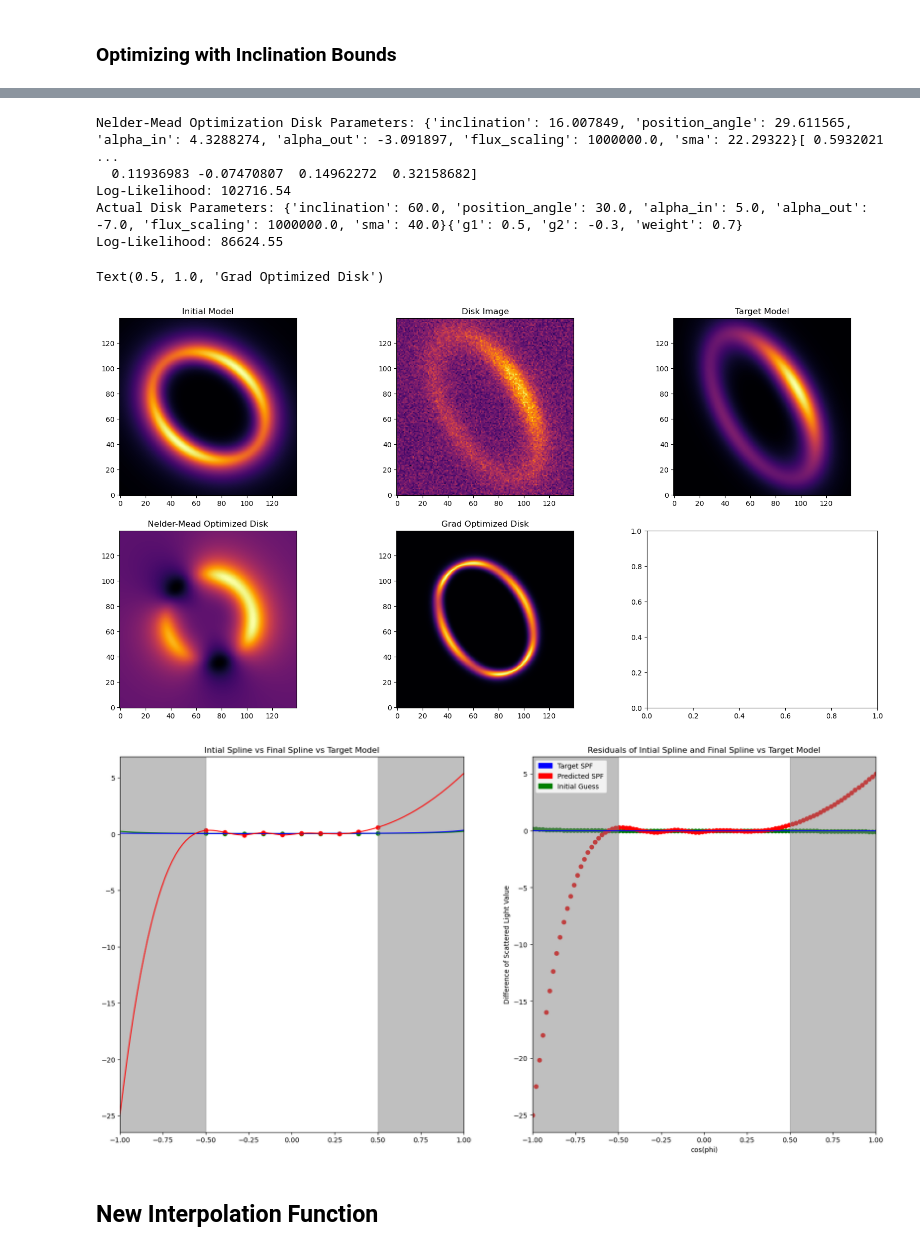
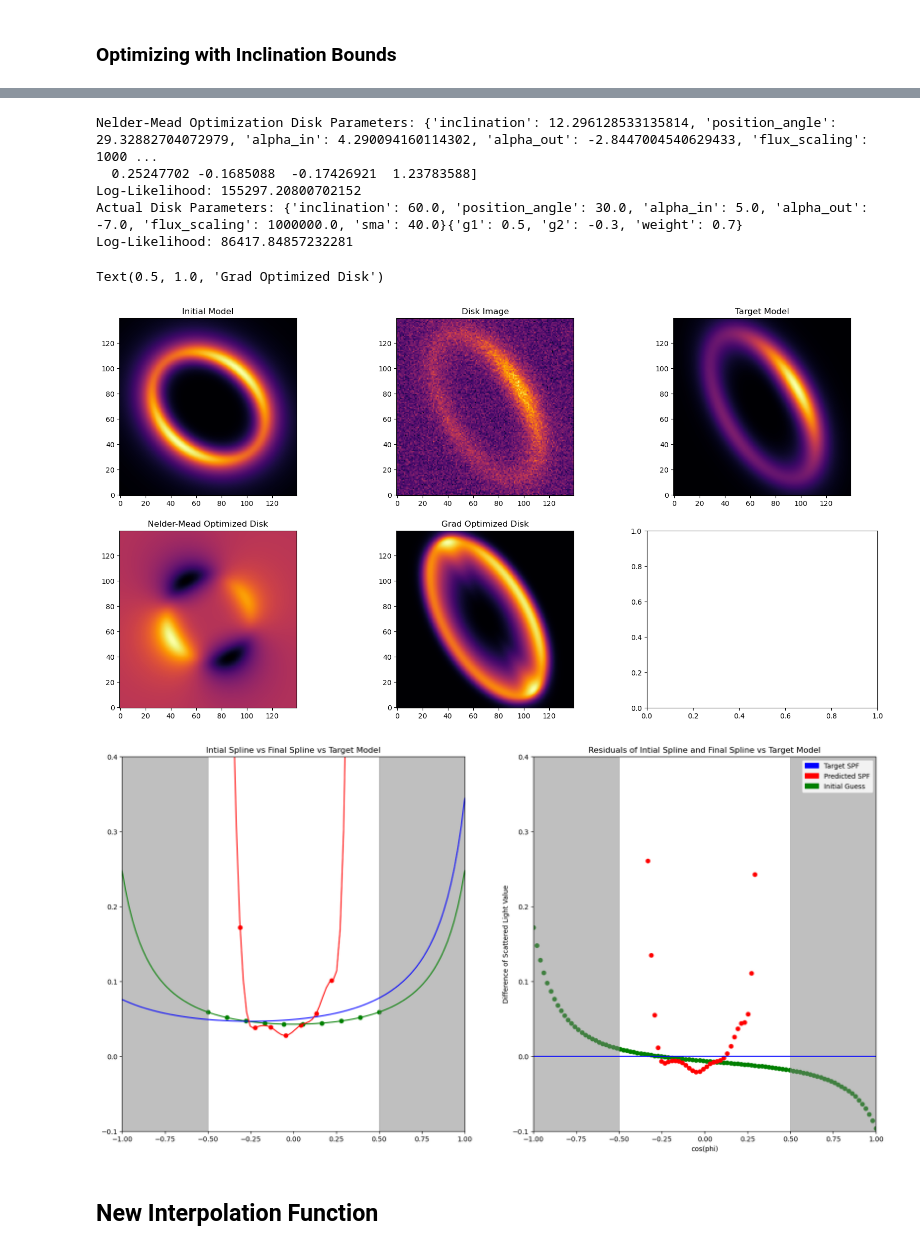
Before and after one commit to mihir-r-kondapalli/GRaTeR-JAX, a Jupyter notebook: Disk_Spline.ipynb, the cells around one changed output, grey strips where cells are left out. Cells and saved outputs as stored; diff of their text form; code cells hidden in the pictures.

Commit message:
added psf functionality and other fixes to splines

```diff
--- a/Disk_Spline.ipynb
+++ b/Disk_Spline.ipynb
@@ -276,8 +289,11 @@ plt.show()
 # %% [markdown]
 ### Optimizing with Inclination Bounds
 # %%
+inc_bounded_knots = jnp.linspace(-0.1+jnp.cos(jnp.pi/180*disk_params2['inclination']), 0.1+jnp.cos(jnp.pi/180*(180-disk_params2['inclination'])), KNOTS)
+
 llp_inc = lambda x: log_likelihood_1d_pos_all_pars_spline(x, DustEllipticalDistribution2PowerLaws, InterpolatedUnivariateSpline_SPF,
-                    disk_params2["flux_scaling"], target_image, jnp.ones(disk_image2.shape)*noise_level, inc=np.pi/180*disk_params2['inclination'])
+                    disk_params2["flux_scaling"], target_image, jnp.ones(disk_image2.shape)*noise_level,
+                    knots=inc_bounded_knots)
 
 no_grad_method = "Nelder-Mead"
 soln_nm = minimize(llp_inc, all_pars, method=no_grad_method)
@@ -335,11 +351,11 @@ print("Actual Disk Parameters: " + str(disk_params2) + str(spf_params))
 print("Log-Likelihood: " + str(-log_likelihood(DustEllipticalDistribution2PowerLaws, DoubleHenyeyGreenstein_SPF, disk_params2, spf_params,
                     disk_image2+noise, jnp.ones(disk_image2.shape)*noise_level)))
 # %% [output]
-Nelder-Mead Optimization Disk Parameters: {'inclination': 16.007849, 'position_angle': 29.611565, 'alpha_in': 4.3288274, 'alpha_out': -3.091897, 'flux_scaling': 1000000.0, 'sma': 22.29322}[ 0.5932021  ...
-  0.11936983 -0.07470807  0.14962272  0.32158682]
-Log-Likelihood: 102716.54
+Nelder-Mead Optimization Disk Parameters: {'inclination': 12.296128533135814, 'position_angle': 29.32882704072979, 'alpha_in': 4.290094160114302, 'alpha_out': -2.8447004540629433, 'flux_scaling': 1000 ...
+  0.25247702 -0.1685088  -0.17426921  1.23783588]
+Log-Likelihood: 155297.20800702152
 Actual Disk Parameters: {'inclination': 60.0, 'position_angle': 30.0, 'alpha_in': 5.0, 'alpha_out': -7.0, 'flux_scaling': 1000000.0, 'sma': 40.0}{'g1': 0.5, 'g2': -0.3, 'weight': 0.7}
-Log-Likelihood: 86624.55
+Log-Likelihood: 86417.84857232281
 # %%
 fig, axes = plt.subplots(2,3, figsize=(20,10))
 
@@ -359,7 +375,7 @@ axes[1][1].imshow(disk_image_fit_go, origin='lower', cmap='inferno')
 axes[1][1].set_title("Grad Optimized Disk")
 # %% [output]
 Text(0.5, 1.0, 'Grad Optimized Disk')
-[figure, old version]
+[figure, new version]
 # %%
 def nelder_mead_test():
     soln = minimize(llp_inc, all_pars, method="Nelder-Mead")
@@ -385,8 +401,8 @@ tar_x = np.linspace(np.cos(0), np.cos(np.pi), 100)
 tar_y = DoubleHenyeyGreenstein_SPF.compute_phase_function_from_cosphi(tar_spf, tar_x)
 
 # spf_params_nm
-spline_model = InterpolatedUnivariateSpline_SPF.init(spf_params_nm, inc = np.pi/180*inc)
-fin_x = np.linspace(np.cos(np.pi/180*inc), np.cos(np.pi-(np.pi/180*inc)), KNOTS)
+fin_x = inc_bounded_knots
+spline_model = InterpolatedUnivariateSpline_SPF.init(spf_params_go, knots = fin_x)
 fin_y = spline_model(fin_x)
 fin_xs = np.linspace(np.cos(0), np.cos(np.pi), 100)
 fin_ys = spline_model(fin_xs)
@@ -397,34 +413,36 @@ fig, axes = plt.subplots(1,2, figsize=(20,10))
 # Creating legend with color box
 blue_patch = mpatches.Patch(color='blue', label='Target SPF')
 red_patch = mpatches.Patch(color='red', label='Predicted SPF')
 green_patch = mpatches.Patch(color='green', label='Initial Guess')
 plt.legend(handles=[blue_patch, red_patch, green_patch])
 
 axes[0].set_title("Intial Spline vs Final Spline vs Target Model")
 axes[0].scatter(init_x, init_y, color = 'g')
 axes[0].plot(init_xs, init_ys, color = 'g')
 axes[0].plot(tar_x, tar_y, color = 'b')
 axes[0].scatter(fin_x, fin_y, color = 'r')
 axes[0].plot(fin_xs, fin_ys, color = 'r')
 axes[0].axvspan(-1, np.cos((180-disk_params2['inclination'])*np.pi/180), color='grey', alpha=0.5)
 axes[0].axvspan(np.cos(disk_params2['inclination']*np.pi/180), 1, color='grey', alpha=0.5)
 axes[0].set_xlim(-1, 1)
+axes[0].set_ylim(-0.1, 0.4)
 axes[1].set_xlabel("cos(phi)")
 axes[1].set_ylabel("Scattered Light Value")
 
 axes[1].set_title("Residuals of Intial Spline and Final Spline vs Target Model")
 axes[1].scatter(init_xs, init_ys-tar_y, color = 'g')
 axes[1].scatter(fin_xs, fin_ys-tar_y, color = 'r')
 axes[1].axvspan(-1, np.cos((180-disk_params2['inclination'])*np.pi/180), color='grey', alpha=0.5)
 axes[1].axvspan(np.cos(disk_params2['inclination']*np.pi/180), 1, color='grey', alpha=0.5)
 axes[1].set_xlim(-1, 1)
+axes[1].set_ylim(-0.1, 0.4)
 axes[1].set_xlabel("cos(phi)")
 axes[1].set_ylabel("Difference of Scattered Light Value")
 axes[1].hlines(0, -1, 1, color = 'b')
 
 plt.show()
 # %% [output]
-[figure, old version]
+[figure, new version]
 # %% [markdown]
 ## New Interpolation Function
 # %%
```
Also changed, not shown: parts of 19 cells of this notebook, 7 other files.
